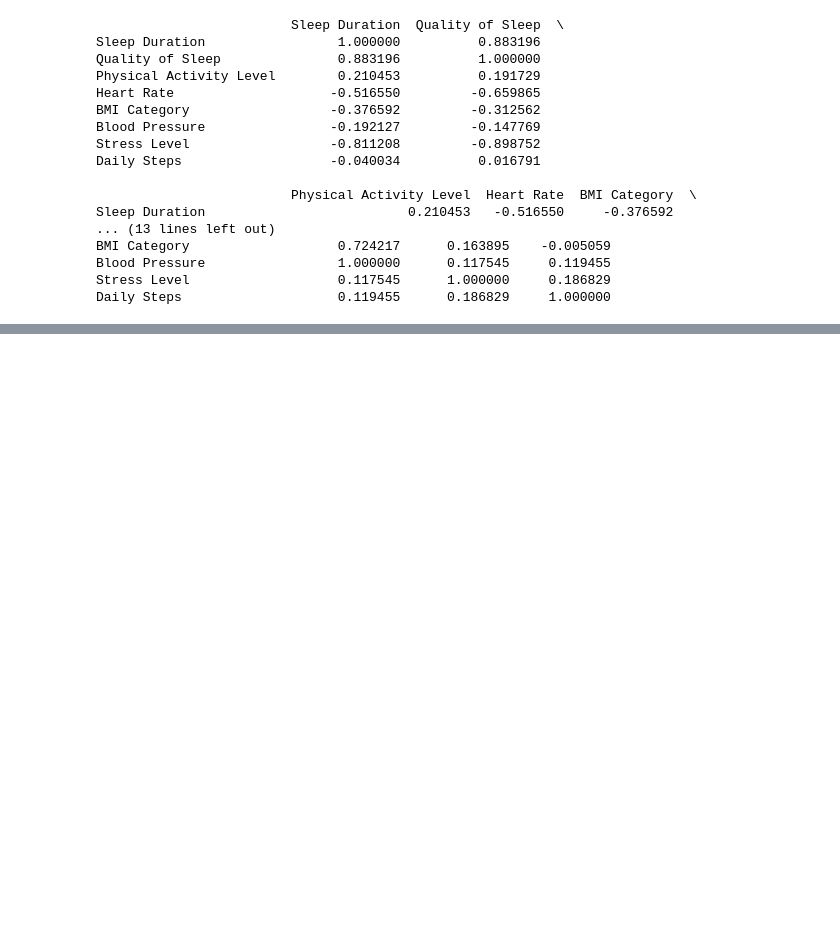
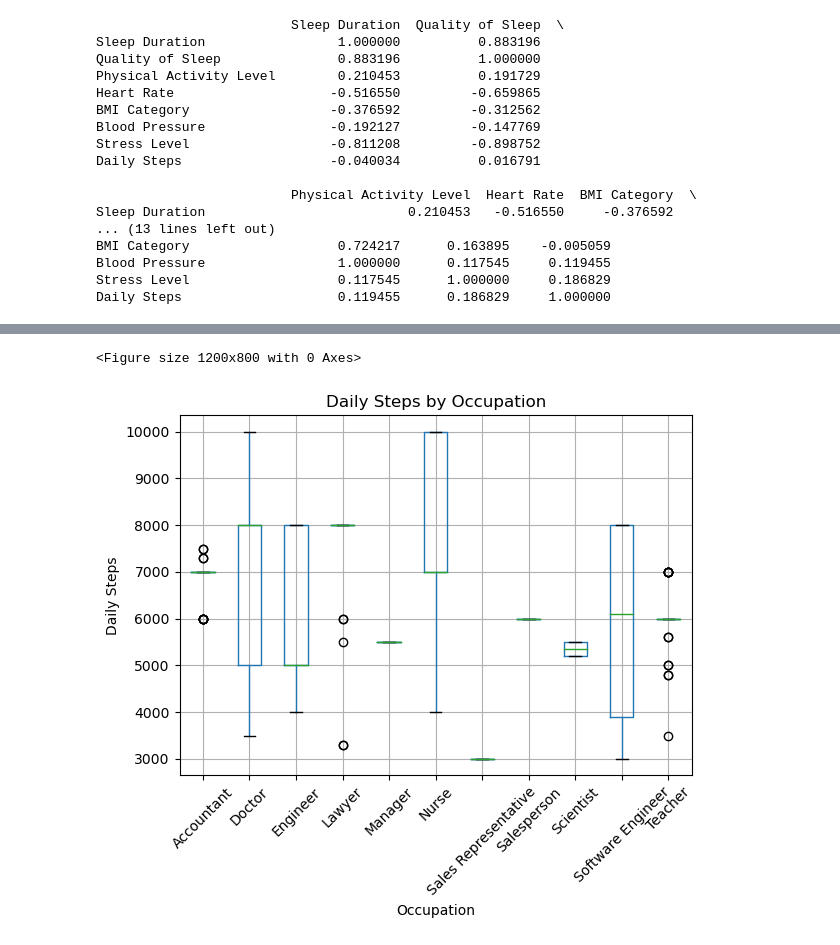
Before and after one commit to FrederickAlmeida/Data-Science-Project, a Jupyter notebook: exploratory_analysis.ipynb, the cells around one changed output, grey strips where cells are left out. Cells and saved outputs as stored; diff of their text form; code cells hidden in the pictures; blank space fills up the shorter version.

```diff
--- a/exploratory_analysis.ipynb
+++ b/exploratory_analysis.ipynb
@@ -471,0 +519,14 @@ A matriz de correlação gerada fornece informações sobre a força e a direç
+# %%
+# Assuming your DataFrame is named df
+# Plotting
+plt.figure(figsize=(12, 8))
+dataframe.boxplot(column='Daily Steps', by='Occupation', grid=True)
+plt.title('Daily Steps by Occupation')
+plt.suptitle('')  # Suppress the default title to clean up the plot a little
+plt.xlabel('Occupation')
+plt.ylabel('Daily Steps')
+plt.xticks(rotation=45)  # Rotate the labels on the x-axis for better readability
+plt.show()
+# %% [output]
+<Figure size 1200x800 with 0 Axes>
+[figure, added]
```
Also changed, not shown: parts of 27 cells of this notebook.
